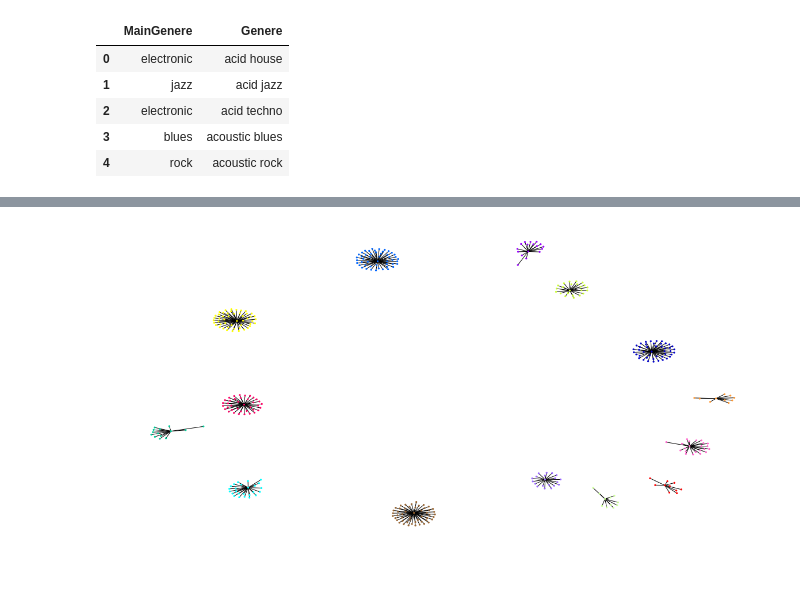
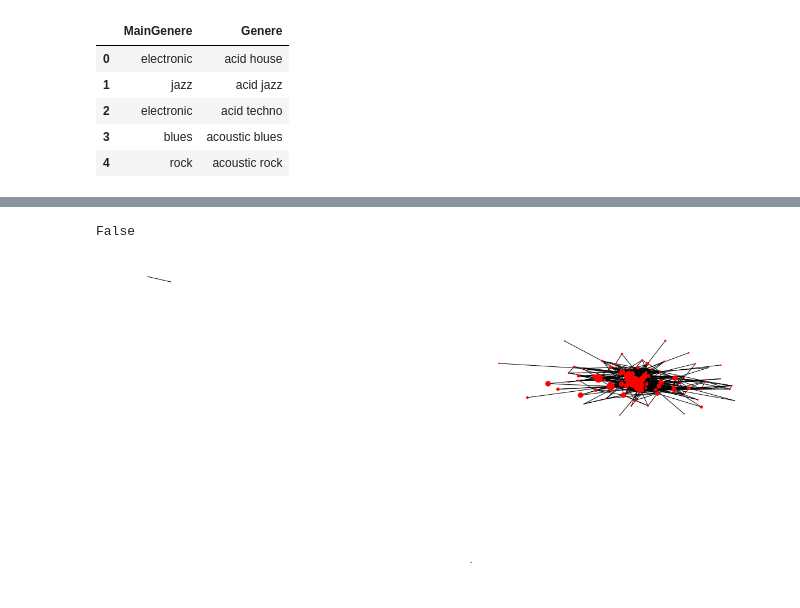
Before and after one commit to pkasela/Sound-of-Data, a Jupyter notebook: DataViz/Graph.ipynb, the cells around one changed output, grey strips where cells are left out. Drawn from its saved outputs; the diff is of its cells as text; code cells hidden in the pictures; blank space fills up the shorter version.

```diff
--- a/DataViz/Graph.ipynb
+++ b/DataViz/Graph.ipynb
@@ -13,3 +13,6 @@ generi.head()
 | 2 | electronic | acid techno |
 | 3 | blues | acoustic blues |
 | 4 | rock | acoustic rock |
+# %%
+count = pd.read_csv("genere_graph_clean.csv")
+count.head()
@@ -15,0 +26,3 @@ generi.head()
+# %%
+db = generi.set_index("Genere").join(count.set_index("g")).dropna()
+db.head()
@@ -16,6 +41,6 @@ generi.head()
 # %%
 generi_graph = nx.Graph()
-generi_graph.add_nodes_from(generi.Genere)
+generi_graph.add_nodes_from(db.index)
 colours = {
     "ambient" : "#ccff33",
     "classical" : "#ccff99",
@@ -32,5 +57,6 @@ colours = {
     "blues" : "#9966ff",
     "jazz" : "#ff66cc",
 }
-generi["colour"] = generi.MainGenere.map(lambda x: colours[x])
+db["colour"] = db.MainGenere.map(lambda x: colours[x] if colours[x] else "#ffffff")
 generi_graph.add_nodes_from(list(colours.keys()))
+db.head()
@@ -37,4 +71,5 @@ generi_graph.add_nodes_from(list(colours.keys()))
 # %%
 # connect the genere with its MainGenere
-for index, row in generi.iterrows():
-    generi_graph.add_edge(row.Genere, row.MainGenere)
+for index, row in db.iterrows():
+    for g in row["collect(g1)"].split(","):
+        generi_graph.add_edge(index, g)
@@ -45,17 +76,21 @@ for index, row in generi.iterrows():
+# %%
+db.isnull().values.any()
+# %% [output]
+False
 # %%
 plt.figure(figsize=(20, 10))
 plt.axis('off')
 pos = nx.spring_layout(generi_graph)
 nx.draw_networkx_nodes(generi_graph, pos,
-                       node_color=generi.colour,
-                       node_size=5)  # change with community size
+                       # node_color=db.colour,
+                       node_size=db.popu)  # change with community size
 # text of the genere
 # nx.draw_networkx_labels(generi_graph, pos)
 nx.draw_networkx_edges(generi_graph, pos,
                        arrows=True)
 plt.show()
 # %% [output]
-[figure, old version]
+[figure, new version]
 # %%
 main_generi = pd.DataFrame([
     {"Genere" : k, "colour" : v} for k, v in colours.items()
```
Also changed, not shown: parts of 9 cells of this notebook, 4 other files.
